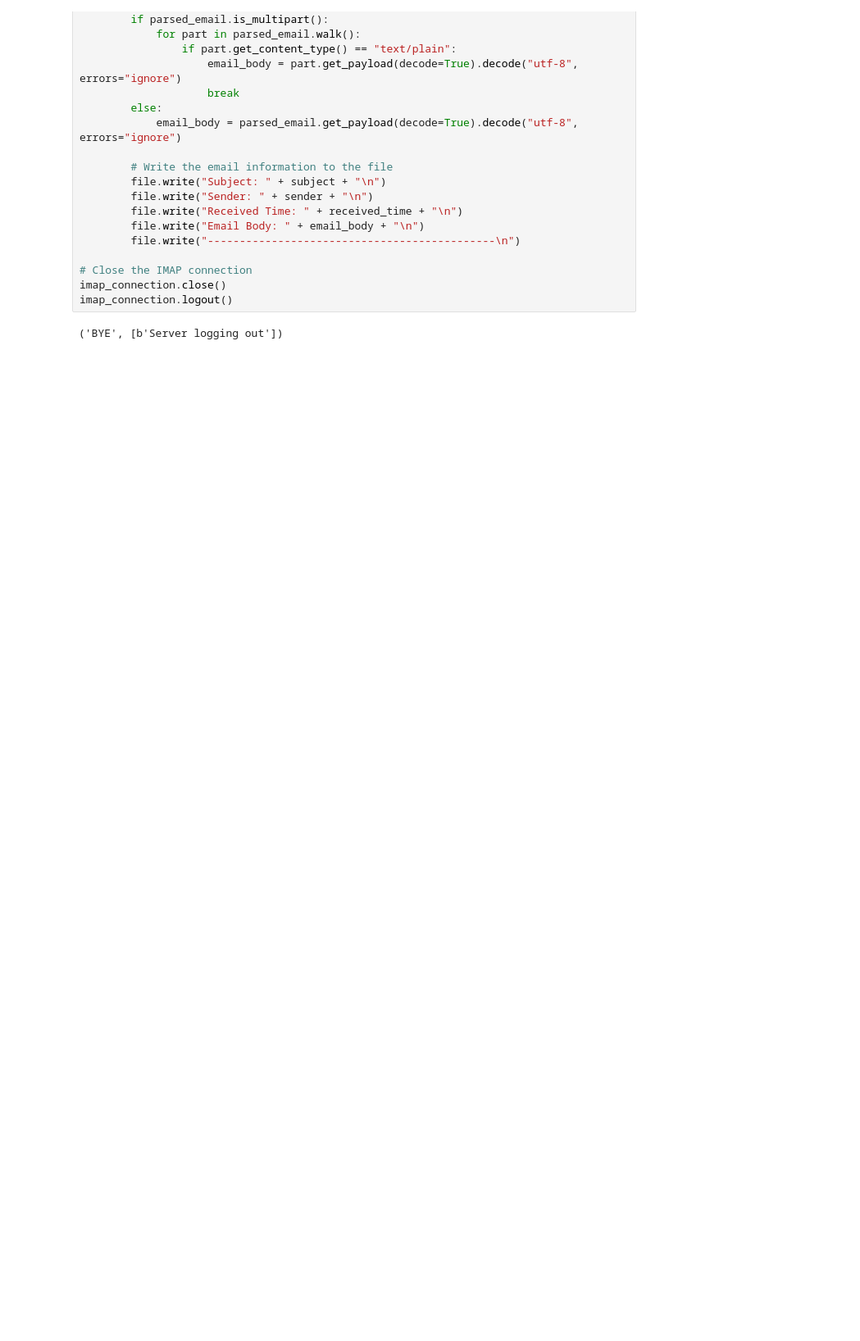
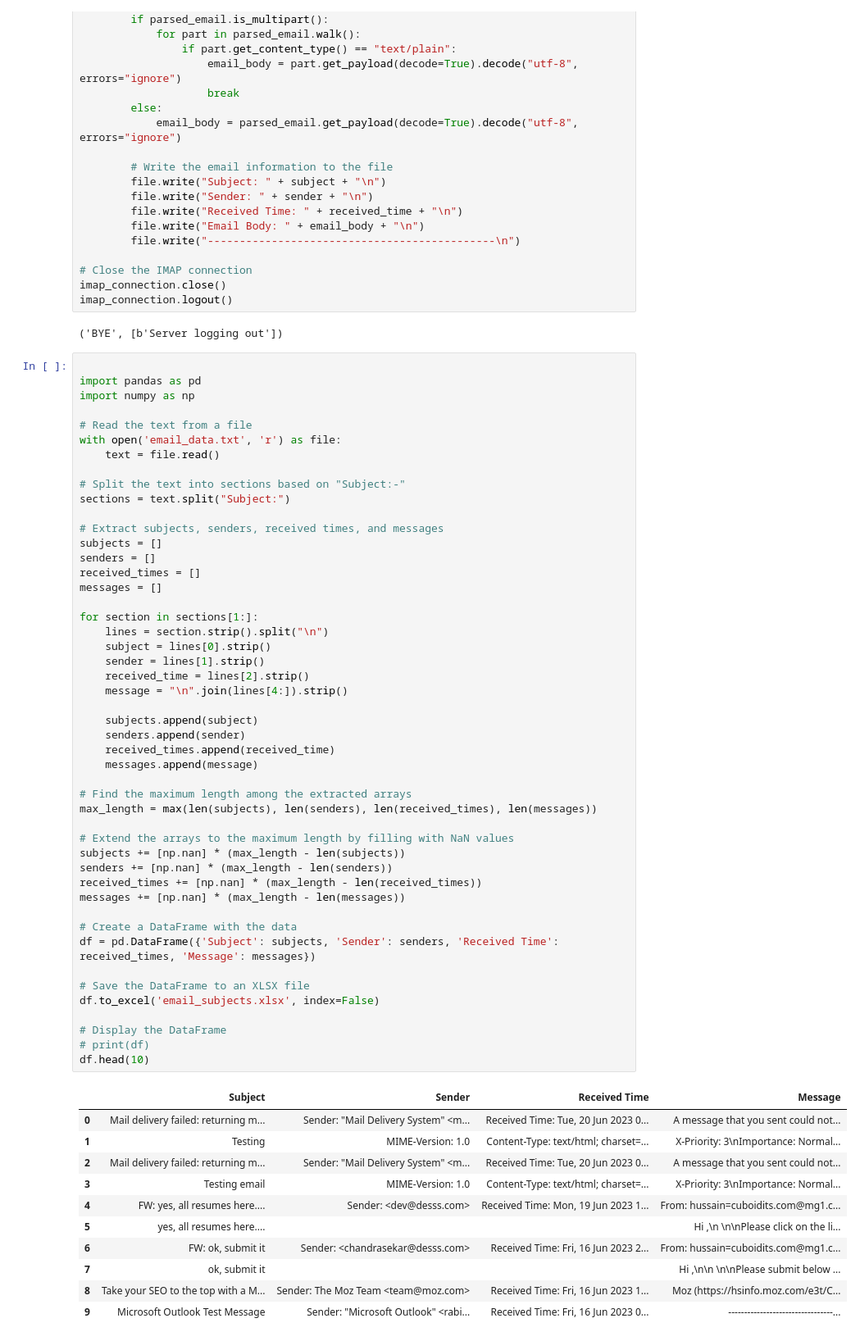
Before and after one commit to rabiyulfahimhasim786/outlookdata-extractor, a Jupyter notebook: emailautomation.ipynb, the cells around one changed output. Shown: that part at 82% size. Saved outputs shown, nothing was run; the diff lists cells and outputs as text; blank space fills up the shorter version.

```diff
--- a/emailautomation.ipynb
+++ b/emailautomation.ipynb
@@ -222,3 +222,63 @@ imap_connection.close()
 imap_connection.logout()
 # %% [output]
 ('BYE', [b'Server logging out'])
+# %%
+
+import pandas as pd
+import numpy as np
+
+# Read the text from a file
+with open('email_data.txt', 'r') as file:
+    text = file.read()
+
+# Split the text into sections based on "Subject:-"
+sections = text.split("Subject:")
+
+# Extract subjects, senders, received times, and messages
+subjects = []
+senders = []
+received_times = []
+messages = []
+
+for section in sections[1:]:
+    lines = section.strip().split("\n")
+    subject = lines[0].strip()
+    sender = lines[1].strip()
+    received_time = lines[2].strip()
+    message = "\n".join(lines[4:]).strip()
+
+    subjects.append(subject)
+    senders.append(sender)
+    received_times.append(received_time)
+    messages.append(message)
+
+# Find the maximum length among the extracted arrays
+max_length = max(len(subjects), len(senders), len(received_times), len(messages))
+
+# Extend the arrays to the maximum length by filling with NaN values
+subjects += [np.nan] * (max_length - len(subjects))
+senders += [np.nan] * (max_length - len(senders))
+received_times += [np.nan] * (max_length - len(received_times))
+messages += [np.nan] * (max_length - len(messages))
+
+# Create a DataFrame with the data
+df = pd.DataFrame({'Subject': subjects, 'Sender': senders, 'Received Time': received_times, 'Message': messages})
+
+# Save the DataFrame to an XLSX file
+df.to_excel('email_subjects.xlsx', index=False)
+
+# Display the DataFrame
+# print(df)
+df.head(10)
+# %% [output]
+|  | Subject | Sender | Received Time | Message |
+| 0 | Mail delivery failed: returning m... | Sender: "Mail Delivery System" <m... | Received Time: Tue, 20 Jun 2023 0... | A message that you sent could not... |
+| 1 | Testing | MIME-Version: 1.0 | Content-Type: text/html; charset=... | X-Priority: 3\nImportance: Normal... |
+| 2 | Mail delivery failed: returning m... | Sender: "Mail Delivery System" <m... | Received Time: Tue, 20 Jun 2023 0... | A message that you sent could not... |
+| 3 | Testing email | MIME-Version: 1.0 | Content-Type: text/html; charset=... | X-Priority: 3\nImportance: Normal... |
+| 4 | FW: yes, all resumes here.... | Sender: <dev@desss.com> | Received Time: Mon, 19 Jun 2023 1... | From: hussain=cuboidits.com@mg1.c... |
+| 5 | yes, all resumes here.... |  |  | Hi ,\n \n\nPlease click on the li... |
+| 6 | FW: ok, submit it | Sender: <chandrasekar@desss.com> | Received Time: Fri, 16 Jun 2023 2... | From: hussain=cuboidits.com@mg1.c... |
+| 7 | ok, submit it |  |  | Hi ,\n\n \n\nPlease submit below ... |
+| 8 | Take your SEO to the top with a M... | Sender: The Moz Team <team@moz.com> | Received Time: Fri, 16 Jun 2023 1... | Moz (https://hsinfo.moz.com/e3t/C... |
+| 9 | Microsoft Outlook Test Message | Sender: "Microsoft Outlook" <rabi... | Received Time: Fri, 16 Jun 2023 0... | ---------------------------------... |
```
